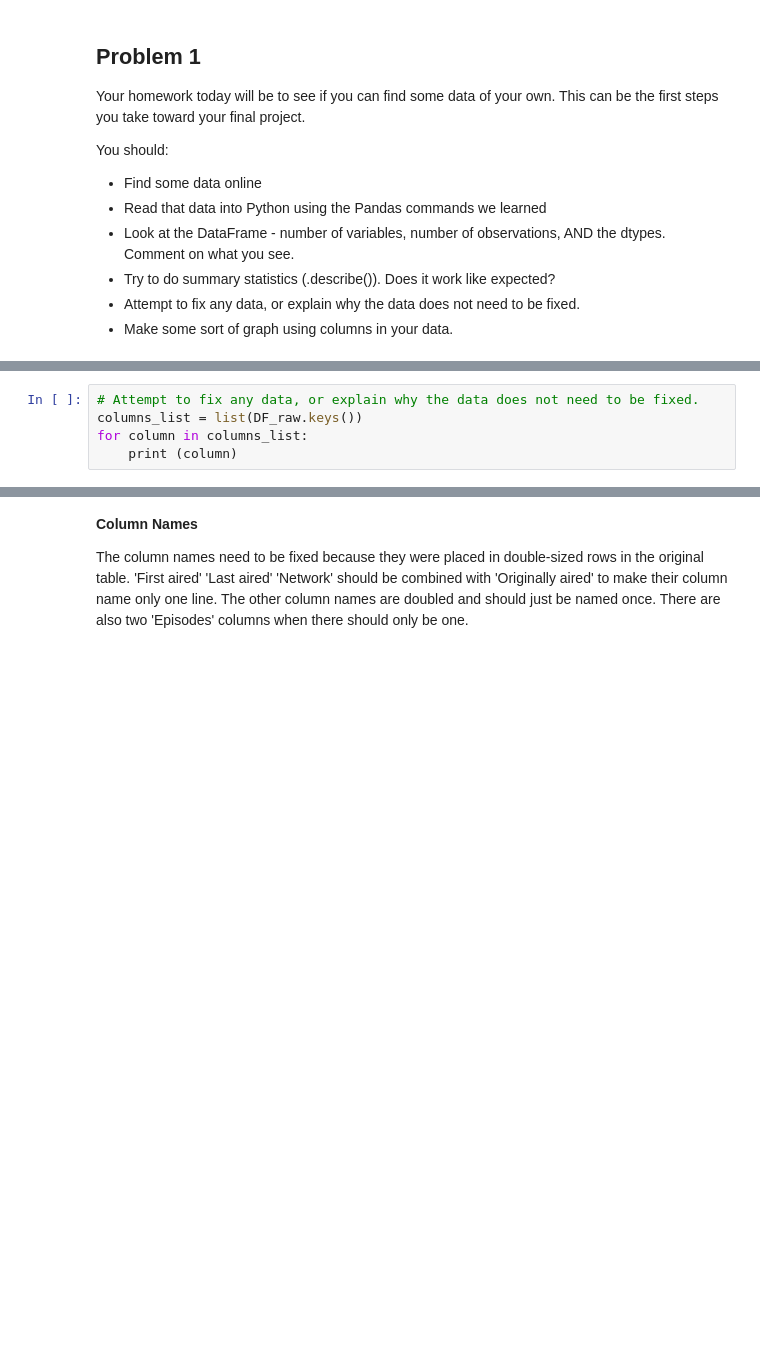
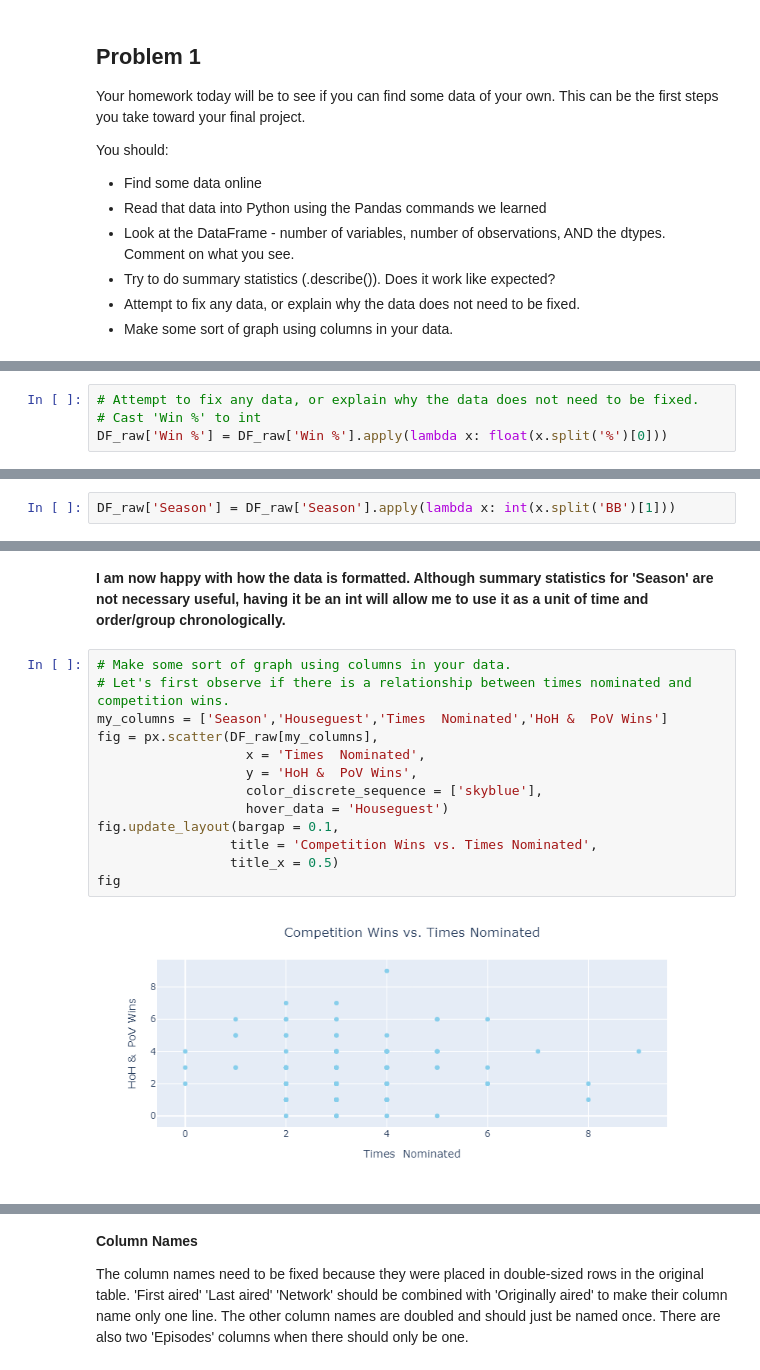
Before and after one commit to joseephwong/Day8, a Jupyter notebook: Day8-HW.ipynb, the cells around one changed output, grey strips where cells are left out. Saved outputs shown, nothing was run; the diff lists cells and outputs as text; blank space fills up the shorter version.

```diff
--- a/Day8-HW.ipynb
+++ b/Day8-HW.ipynb
@@ -437,5 +434,4 @@ It only displays summary statistics for the 'HouseGuests' column because that is
 # %%
 # Attempt to fix any data, or explain why the data does not need to be fixed.
-columns_list = list(DF_raw.keys())
-for column in columns_list:
-    print (column)
+# Cast 'Win %' to int
+DF_raw['Win %'] = DF_raw['Win %'].apply(lambda x: float(x.split('%')[0]))
@@ -455,0 +438,2 @@ for column in columns_list:
+# %%
+DF_raw['Season'] = DF_raw['Season'].apply(lambda x: int(x.split('BB')[1]))
@@ -455,0 +481,17 @@ for column in columns_list:
+# %% [markdown]
+**I am now happy with how the data is formatted. Although summary statistics for 'Season' are not necessary useful, having it be an int will allow me to use it as a unit of time and order/group chronologically.**
+# %%
+# Make some sort of graph using columns in your data.
+# Let's first observe if there is a relationship between times nominated and competition wins.
+my_columns = ['Season','Houseguest','Times  Nominated','HoH &  PoV Wins']
+fig = px.scatter(DF_raw[my_columns],
+                   x = 'Times  Nominated',
+                   y = 'HoH &  PoV Wins',
+                   color_discrete_sequence = ['skyblue'],
+                   hover_data = 'Houseguest')
+fig.update_layout(bargap = 0.1,
+                 title = 'Competition Wins vs. Times Nominated',
+                 title_x = 0.5)
+fig
+# %% [output]
+[figure, added]
```
Also changed, not shown: parts of 24 cells of this notebook.
